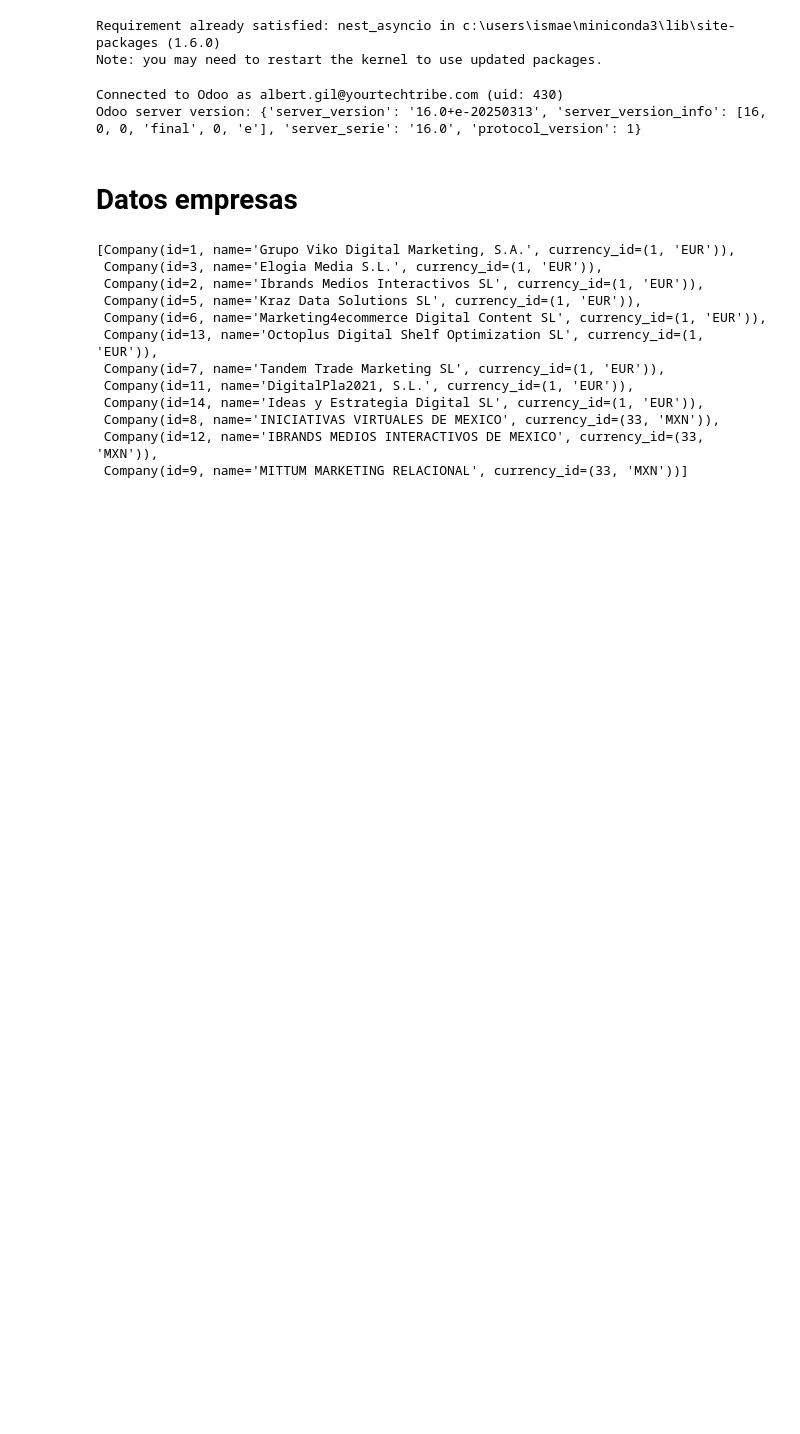
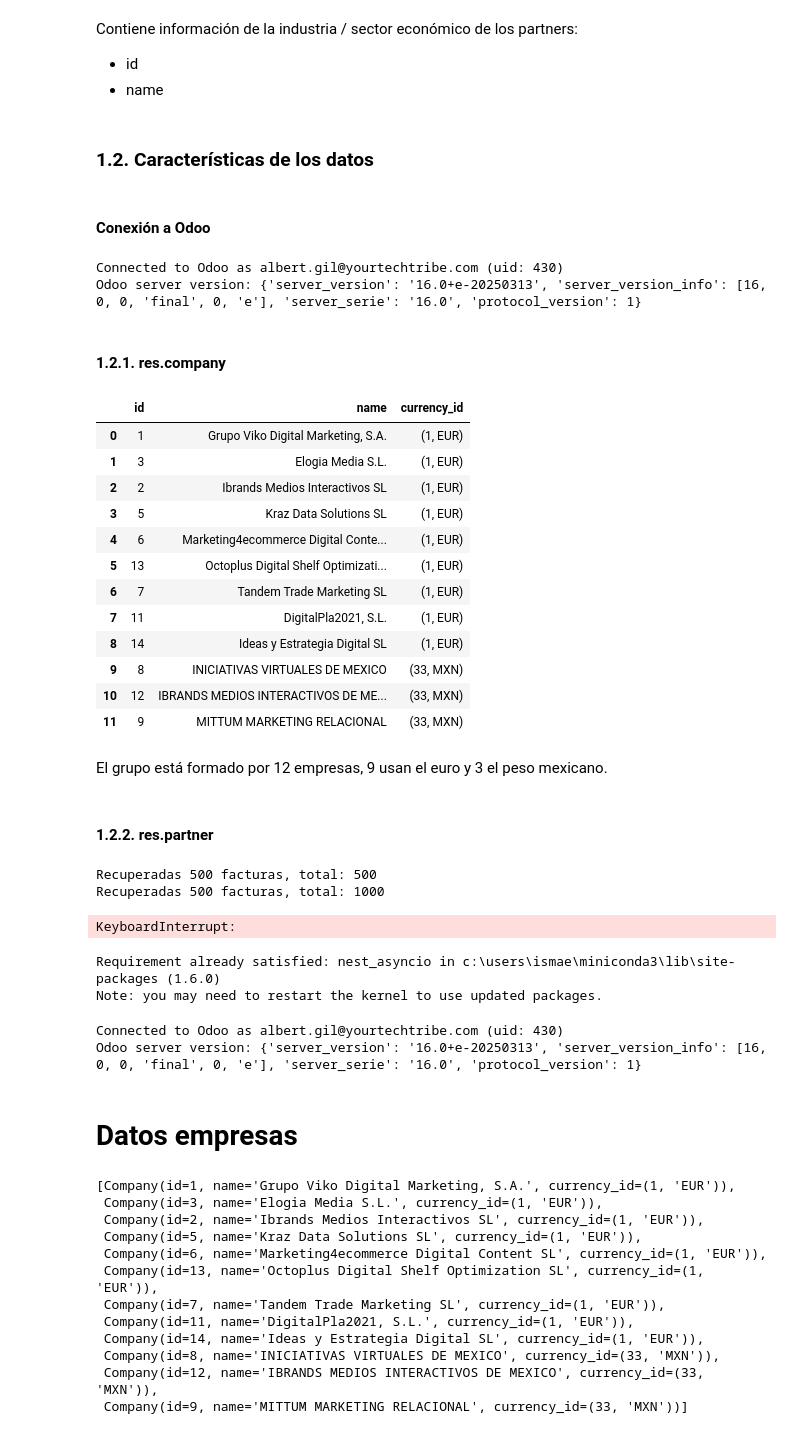
Before and after one commit to isma-fernandez/ai-agent-invoice-payment-prediction-b2b, a Jupyter notebook: exploratory.ipynb, the cells around one changed output. Cells and saved outputs as stored; diff of their text form; code cells hidden in the pictures; blank space fills up the shorter version.

```diff
--- a/exploratory.ipynb
+++ b/exploratory.ipynb
@@ -1,3 +102,50 @@
+# %% [markdown]
+Contiene información de la industria / sector económico de los partners:
+- id
+- name
+# %% [markdown]
+### 1.2. Características de los datos
+# %% [markdown]
+#### Conexión a Odoo
+# %%
+odoo_connection = OdooConnection()
+asyncio.run(odoo_connection.connect())
+data_retriever = DataRetriever(odoo_connection=odoo_connection)
+# %% [output]
+Connected to Odoo as albert.gil@yourtechtribe.com (uid: 430)
+Odoo server version: {'server_version': '16.0+e-20250313', 'server_version_info': [16, 0, 0, 'final', 0, 'e'], 'server_serie': '16.0', 'protocol_version': 1}
+# %% [markdown]
+#### 1.2.1. res.company
+# %%
+company_data = asyncio.run(data_retriever.get_all_companies())
+company_df = pd.DataFrame([c.to_dict() for c in company_data])
+company_df
+# %% [output]
+|  | id | name | currency_id |
+| 0 | 1 | Grupo Viko Digital Marketing, S.A. | (1, EUR) |
+| 1 | 3 | Elogia Media S.L. | (1, EUR) |
+| 2 | 2 | Ibrands Medios Interactivos SL | (1, EUR) |
+| 3 | 5 | Kraz Data Solutions SL | (1, EUR) |
+| 4 | 6 | Marketing4ecommerce Digital Conte... | (1, EUR) |
+| 5 | 13 | Octoplus Digital Shelf Optimizati... | (1, EUR) |
+| 6 | 7 | Tandem Trade Marketing SL | (1, EUR) |
+| 7 | 11 | DigitalPla2021, S.L. | (1, EUR) |
+| 8 | 14 | Ideas y Estrategia Digital SL | (1, EUR) |
+| 9 | 8 | INICIATIVAS VIRTUALES DE MEXICO | (33, MXN) |
+| 10 | 12 | IBRANDS MEDIOS INTERACTIVOS DE ME... | (33, MXN) |
+| 11 | 9 | MITTUM MARKETING RELACIONAL | (33, MXN) |
+# %% [markdown]
+El grupo está formado por 12 empresas, 9 usan el euro y 3 el peso mexicano.
+# %% [markdown]
+#### 1.2.2. res.partner
+# %%
+partners_data = asyncio.run(data_retriever.get_all_partners())
+partners_df = pd.DataFrame([p.to_dict() for p in partners_data])
+partners_df
+# %% [output]
+Recuperadas 500 facturas, total: 500
+Recuperadas 500 facturas, total: 1000
+KeyboardInterrupt:
 # %%
 !pip install pydantic[email]
 # %%
```
Also changed, not shown: parts of 25 cells of this notebook, 4 other files.
